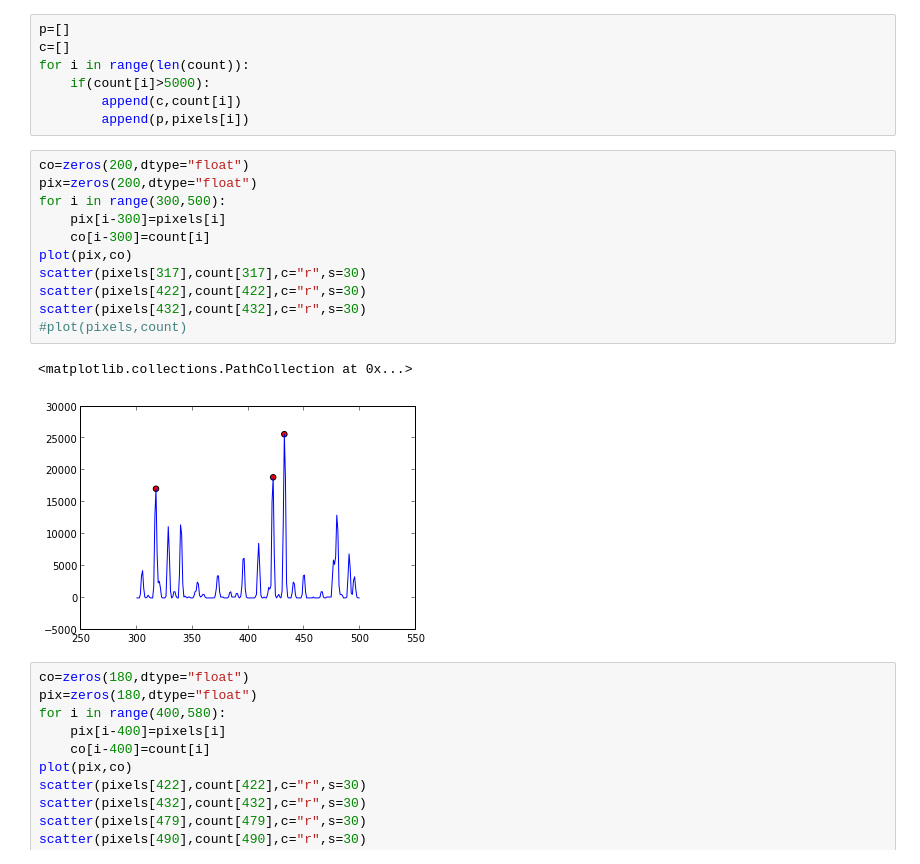
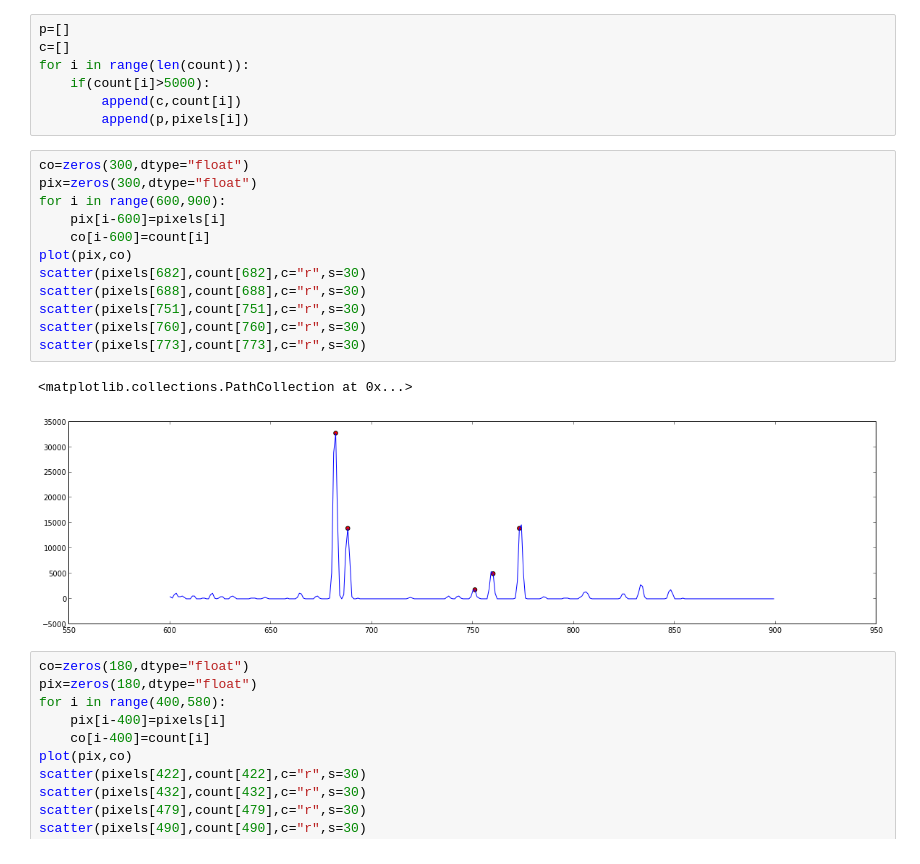
Before and after one commit to daniel-lozano/lab-intermedio, a Jupyter notebook: jupiter/Ajuste.ipynb, the cells around one changed output. Saved outputs shown, nothing was run; the diff lists cells and outputs as text.

```diff
--- a/jupiter/Ajuste.ipynb
+++ b/jupiter/Ajuste.ipynb
@@ -17,19 +16,20 @@ for i in range(len(count)):
         append(c,count[i])
         append(p,pixels[i])
 # %%
-co=zeros(200,dtype="float")
-pix=zeros(200,dtype="float")
-for i in range(300,500):
-    pix[i-300]=pixels[i]
-    co[i-300]=count[i]
+co=zeros(300,dtype="float")
+pix=zeros(300,dtype="float")
+for i in range(600,900):
+    pix[i-600]=pixels[i]
+    co[i-600]=count[i]
 plot(pix,co)
-scatter(pixels[317],count[317],c="r",s=30)
-scatter(pixels[422],count[422],c="r",s=30)
-scatter(pixels[432],count[432],c="r",s=30)
-#plot(pixels,count)
+scatter(pixels[682],count[682],c="r",s=30)
+scatter(pixels[688],count[688],c="r",s=30)
+scatter(pixels[751],count[751],c="r",s=30)
+scatter(pixels[760],count[760],c="r",s=30)
+scatter(pixels[773],count[773],c="r",s=30)
 # %% [output]
 <matplotlib.collections.PathCollection at 0x...>
-[figure, old version]
+[figure, new version]
 # %%
 co=zeros(180,dtype="float")
 pix=zeros(180,dtype="float")
```
Also changed, not shown: parts of 9 cells of this notebook, 5 other files.
